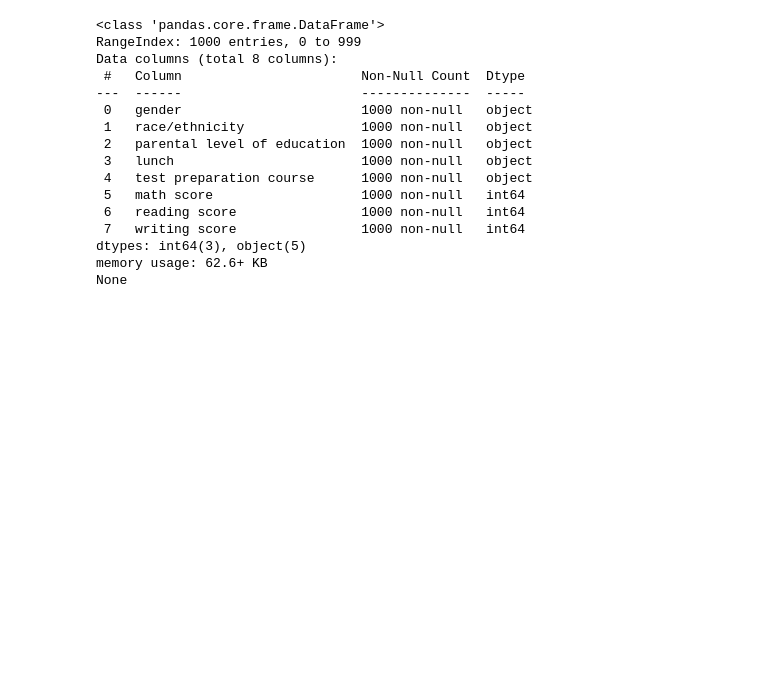
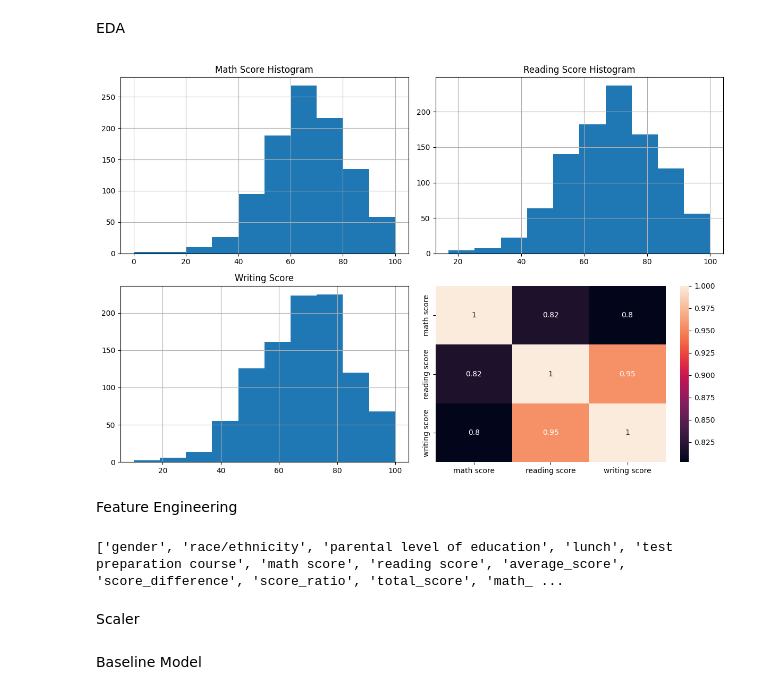
Before and after one commit to Vielash/ml-learning-repo, a Jupyter notebook: Perfomance.ipynb, the cells around one changed output. Drawn from its saved outputs; the diff is of its cells as text; code cells hidden in the pictures; blank space fills up the shorter version.

Commit message:
moved notebooks and data into repo

```diff
--- a/Perfomance.ipynb
+++ b/Perfomance.ipynb
@@ -7,22 +39,46 @@ from sklearn.model_selection import train_test_split
+# %% [markdown]
+EDA
+# %%
+
+fig, axes = plt.subplots(2, 2, figsize=(12, 8))
+df['math score'].hist(ax=axes[0,0])
+axes[0,0].set_title("Math Score Histogram")
+
+df['reading score'].hist(ax=axes[0,1])
+axes[0,1].set_title("Reading Score Histogram")
+
+df['writing score'].hist(ax=axes[1,0])
+axes[1,0].set_title("Writing Score")
+sns.heatmap(df.corr(numeric_only=True), annot=True, ax=axes[1,1])
+plt.tight_layout()
+plt.savefig('eda_plots.png')
+# %% [output]
+[figure, added]
+# %% [markdown]
+Feature Engineering
 # %%
-df = pd.read_csv("StudentsPerformance.csv")
-cat_cols = ['gender','race_ethnicity', 'parental level of education', 'lunch', 'test preparation course']
-df[cat_cols] = df[cat_cols].astype("category")
-print(df.info())
+X = df.drop('writing score', axis=1)
+y = df['writing score']
+
+x_train, x_test, y_train, y_test = train_test_split(X, y, test_size=0.2, random_state=42, shuffle=True)
+
+def add_features(dataFrame):
+    dataFrame = dataFrame.copy()
+    dataFrame['average_score'] = (dataFrame['math score'] + dataFrame['reading score']) / 2
+    dataFrame['score_difference'] = dataFrame['math score'] - dataFrame['reading score']
+    dataFrame['score_ratio'] = dataFrame['reading score'] / (dataFrame['math score'] + 1e-7)
+    dataFrame['total_score'] = dataFrame['math score'] + dataFrame['reading score']
+    dataFrame['math_squared'] = dataFrame['math score'] ** 2
+    dataFrame['reading_squared'] = dataFrame['reading score'] ** 2
+    dataFrame['score_product'] = dataFrame['math score'] * dataFrame['reading score']
+
+    return dataFrame
+
+x_train = add_features(x_train)
+x_test = add_features(x_test)
+
+print(x_train.columns.tolist())
 # %% [output]
-<class 'pandas.core.frame.DataFrame'>
-RangeIndex: 1000 entries, 0 to 999
-Data columns (total 8 columns):
- #   Column                       Non-Null Count  Dtype
----  ------                       --------------  -----
- 0   gender                       1000 non-null   object
- 1   race/ethnicity               1000 non-null   object
- 2   parental level of education  1000 non-null   object
- 3   lunch                        1000 non-null   object
- 4   test preparation course      1000 non-null   object
- 5   math score                   1000 non-null   int64
- 6   reading score                1000 non-null   int64
- 7   writing score                1000 non-null   int64
-dtypes: int64(3), object(5)
-memory usage: 62.6+ KB
-None
+['gender', 'race/ethnicity', 'parental level of education', 'lunch', 'test preparation course', 'math score', 'reading score', 'average_score', 'score_difference', 'score_ratio', 'total_score', 'math_ ...
+# %% [markdown]
+Scaler
@@ -28,0 +101,3 @@ None
+# %% [markdown]
+Baseline
+Model
```
Also changed, not shown: parts of 7 cells of this notebook.
